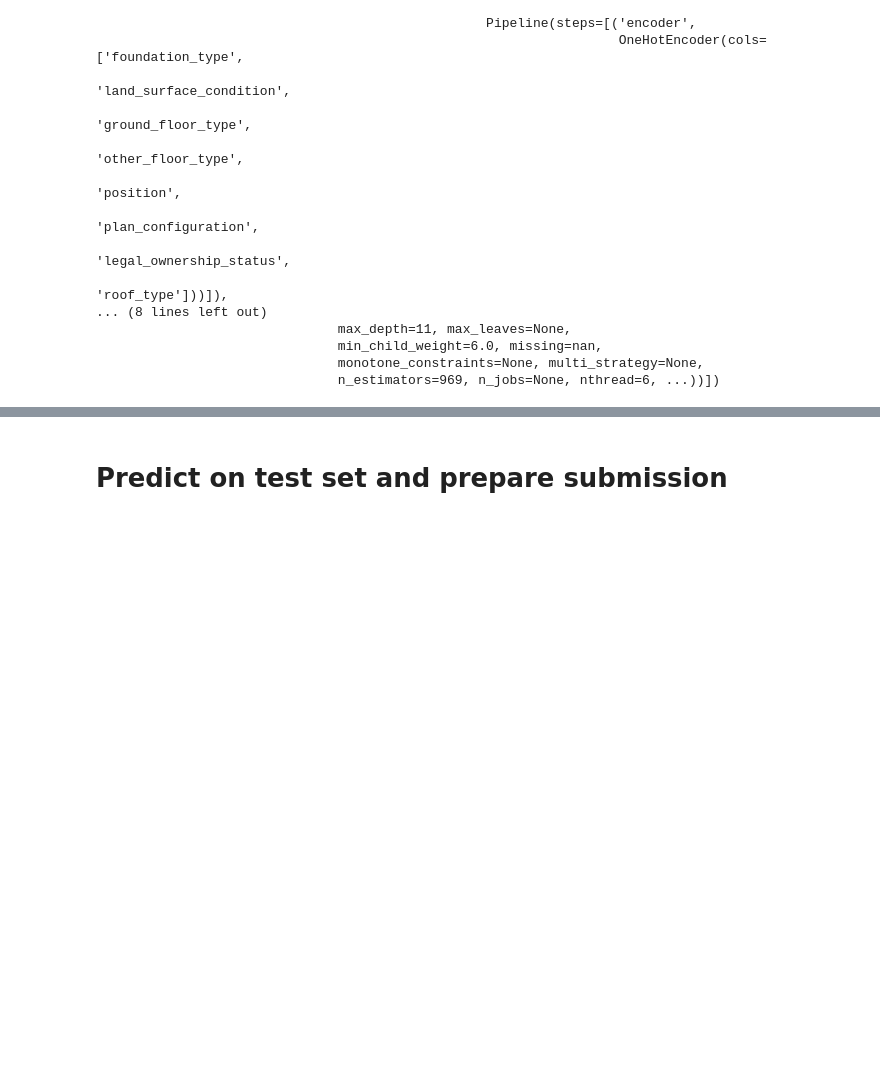
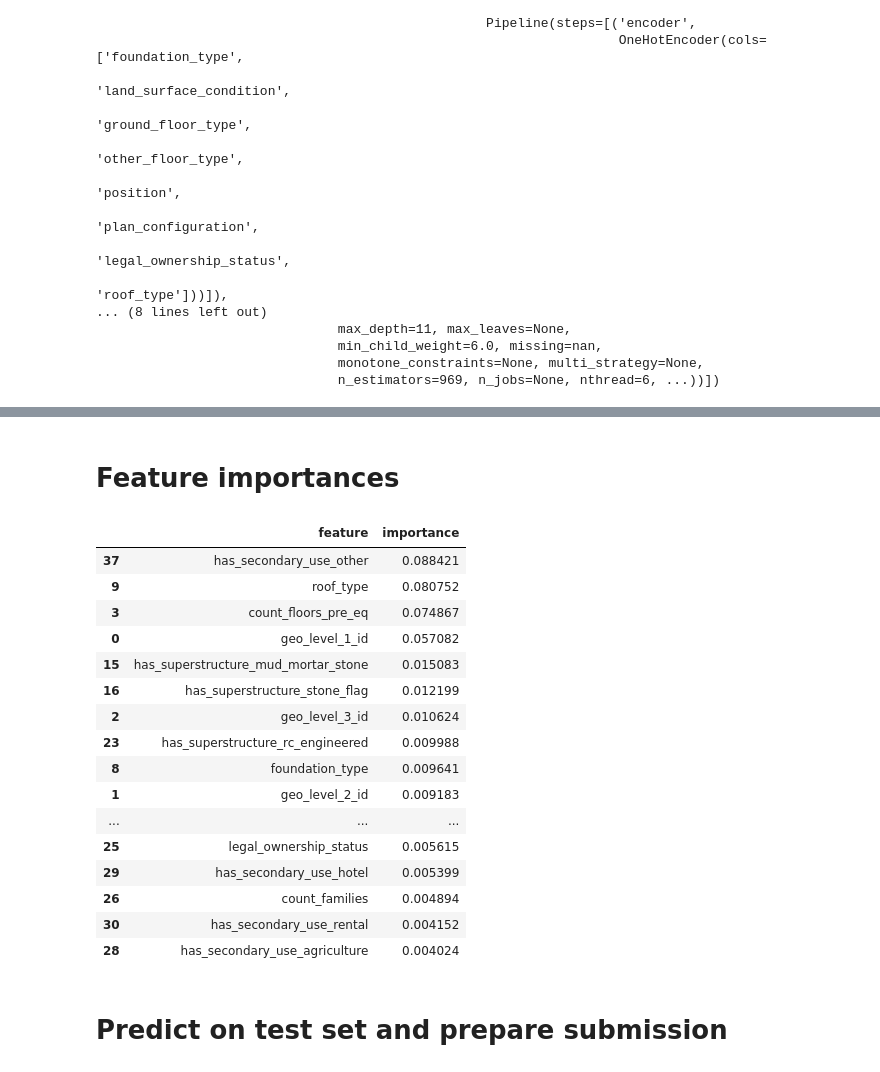
Before and after one commit to matm01/Richters_Predictor, a Jupyter notebook: main.ipynb, the cells around one changed output, grey strips where cells are left out. Drawn from its saved outputs; the diff is of its cells as text; code cells hidden in the pictures; blank space fills up the shorter version.

Commit message:
added feature importances

```diff
--- a/main.ipynb
+++ b/main.ipynb
@@ -84,3 +87,26 @@ f1_score(y_valid.damage_grade, preds, average='micro')
+# %% [markdown]
+# Feature importances
+# %%
+xgb_model = my_pipeline.named_steps['model']
+pd.DataFrame(zip(X_train.columns, xgb_model.feature_importances_), columns=['feature', 'importance']).sort_values(by='importance', ascending=False)
+# %% [output]
+|  | feature | importance |
+| 37 | has_secondary_use_other | 0.088421 |
+| 9 | roof_type | 0.080752 |
+| 3 | count_floors_pre_eq | 0.074867 |
+| 0 | geo_level_1_id | 0.057082 |
+| 15 | has_superstructure_mud_mortar_stone | 0.015083 |
+| 16 | has_superstructure_stone_flag | 0.012199 |
+| 2 | geo_level_3_id | 0.010624 |
+| 23 | has_superstructure_rc_engineered | 0.009988 |
+| 8 | foundation_type | 0.009641 |
+| 1 | geo_level_2_id | 0.009183 |
+| ... | ... | ... |
+| 25 | legal_ownership_status | 0.005615 |
+| 29 | has_secondary_use_hotel | 0.005399 |
+| 26 | count_families | 0.004894 |
+| 30 | has_secondary_use_rental | 0.004152 |
+| 28 | has_secondary_use_agriculture | 0.004024 |
 # %% [markdown]
 # Predict on test set and prepare submission
 # %%
```
Also changed, not shown: parts of 2 cells of this notebook.
